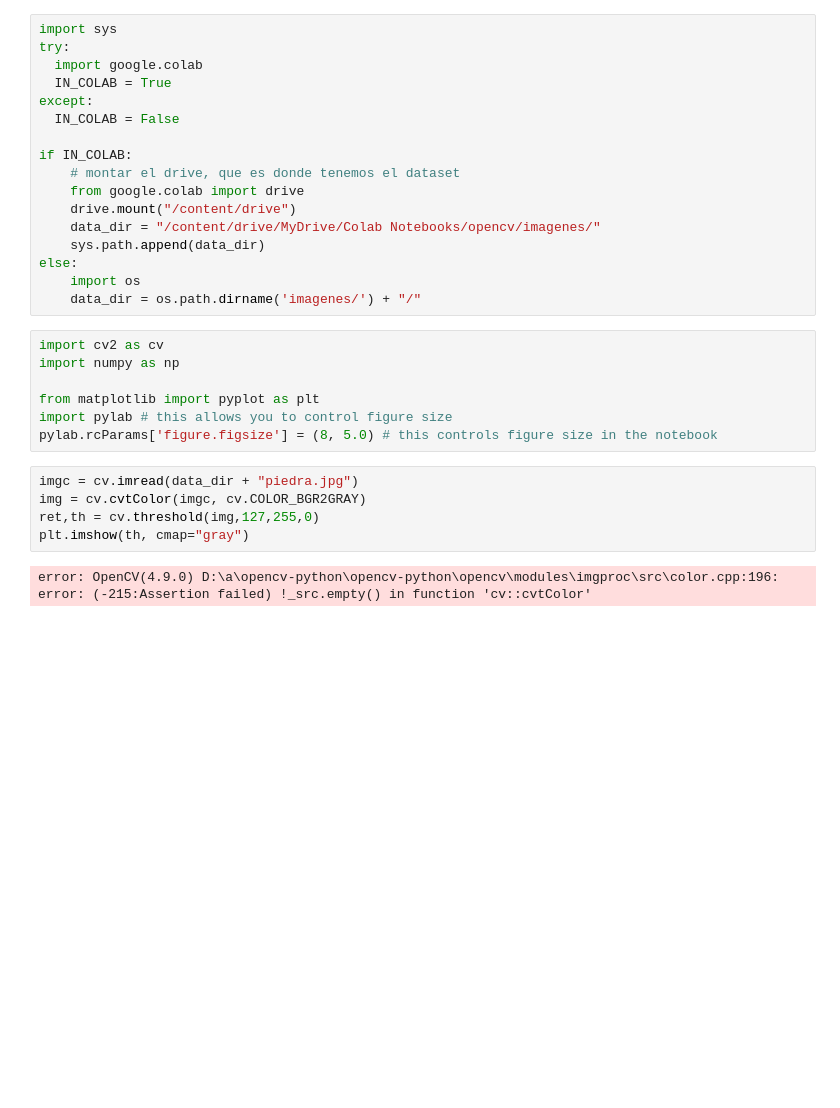
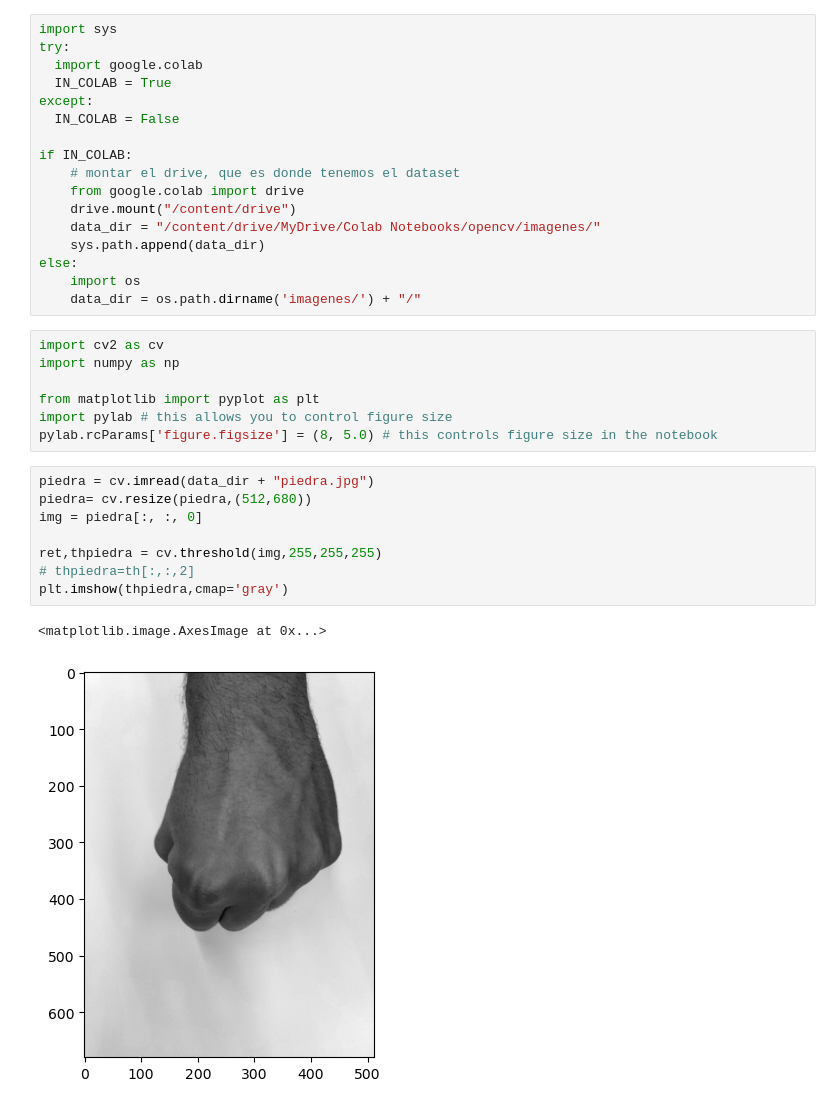
Before and after one commit to daferre01/BIGDATA-IA, a Jupyter notebook: IA/PROGRAMACION_DE_IA/Espacios_de_Color/piedrapapeltijera.ipynb, the cells around one changed output. Saved outputs shown, nothing was run; the diff lists cells and outputs as text; blank space fills up the shorter version.

Commit message:
piedrapapeltijera

```diff
--- a/IA/PROGRAMACION_DE_IA/Espacios_de_Color/piedrapapeltijera.ipynb
+++ b/IA/PROGRAMACION_DE_IA/Espacios_de_Color/piedrapapeltijera.ipynb
@@ -23,9 +23,13 @@ from matplotlib import pyplot as plt
 import pylab # this allows you to control figure size
 pylab.rcParams['figure.figsize'] = (8, 5.0) # this controls figure size in the notebook
 # %%
-imgc = cv.imread(data_dir + "piedra.jpg")
-img = cv.cvtColor(imgc, cv.COLOR_BGR2GRAY)
-ret,th = cv.threshold(img,127,255,0)
-plt.imshow(th, cmap="gray")
+piedra = cv.imread(data_dir + "piedra.jpg")
+piedra= cv.resize(piedra,(512,680))
+img = piedra[:, :, 0]
+
+ret,thpiedra = cv.threshold(img,255,255,255)
+# thpiedra=th[:,:,2]
+plt.imshow(thpiedra,cmap='gray')
 # %% [output]
-error: OpenCV(4.9.0) D:\a\opencv-python\opencv-python\opencv\modules\imgproc\src\color.cpp:196: error: (-215:Assertion failed) !_src.empty() in function 'cv::cvtColor'
+<matplotlib.image.AxesImage at 0x...>
+[figure, added]
```
Also changed, not shown: parts of 10 cells of this notebook.
